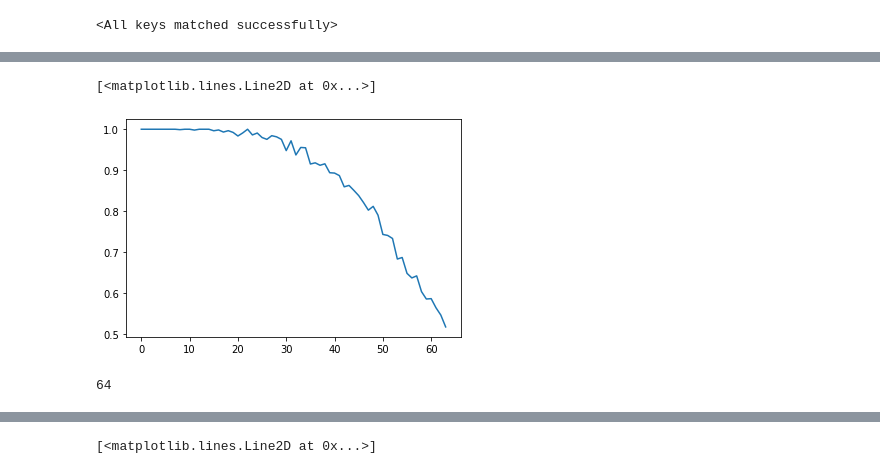
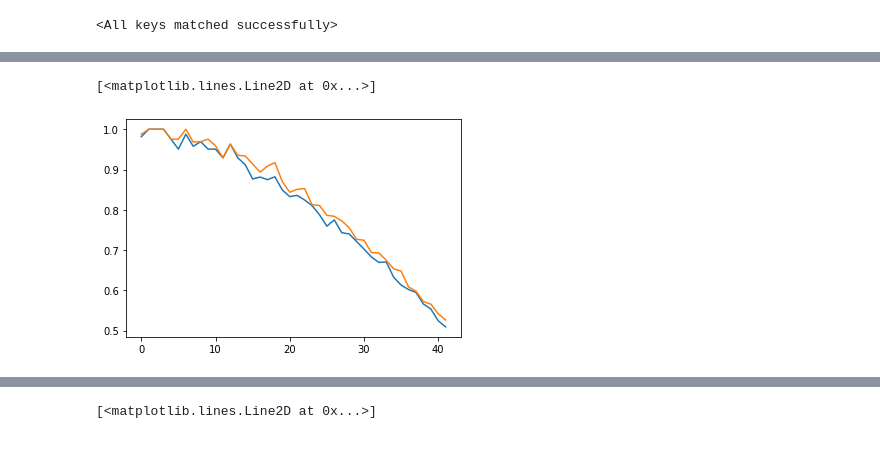
Before and after one commit to dtonderski/Deep-Sudoku, a Jupyter notebook: eval.ipynb, the cells around one changed output, grey strips where cells are left out. Cells and saved outputs as stored; diff of their text form; code cells hidden in the pictures.

Commit message:
New model trained with natural distribution without much change, added new evaluation methods

```diff
--- a/eval.ipynb
+++ b/eval.ipynb
@@ -12,13 +12,20 @@ model.load_state_dict(torch.load("documentation/1.pth")["model_state_dict"])
 # %% [output]
 <All keys matched successfully>
 # %%
-train_sudokus, test_sudokus, test_sudokus = data_utils.load_data()
+train_sudokus, val_sudokus, test_sudokus = data_utils.load_data()
 # %%
 loss_fn = torch.nn.CrossEntropyLoss()
-# %%
-train_sudokus = data_utils.make_moves(train_sudokus, data_utils.uniform_possible_moves_distribution)
-test_sudokus = data_utils.make_moves(test_sudokus, data_utils.uniform_possible_moves_distribution)
-test_sudokus = data_utils.make_moves(test_sudokus, data_utils.uniform_possible_moves_distribution)
+# %%
+def natural_distribution():
+    possible_numbers_of_moves_to_make = list(range(0,64))
+    with open("data/natural_distribution.np", 'rb') as f:
+        probabilities = np.load(f)
+    probabilities = probabilities/sum(probabilities)
+    return possible_numbers_of_moves_to_make, probabilities
+
+train_sudokus = data_utils.make_moves(train_sudokus, natural_distribution)
+val_sudokus = data_utils.make_moves(val_sudokus, natural_distribution)
+test_sudokus = data_utils.make_moves(test_sudokus, natural_distribution)
 # %%
 x_test, y_test = data_utils.generate_batch(test_sudokus, augment = False)
 x_test = torch.tensor(x_test.reshape(-1,1,9,9).astype('float32')).cuda()
@@ -52,12 +74,11 @@ for i in set(dictionary.keys()):
 
     test_losses_i.append(test_loss_i.item())
     test_accs_i.append(test_acc_i.cpu())
+# %%
+test_accs_i_1 = test_accs_i
 # %%
 plt.plot(test_accs_i)
+plt.plot(test_accs_i_1)
 # %% [output]
 [<matplotlib.lines.Line2D at 0x...>]
-[figure, old version]
+[figure, new version]
-# %%
-print(len(test_losses_i))
-# %% [output]
-64
```
Also changed, not shown: parts of 6 cells of this notebook, 2 other files.
